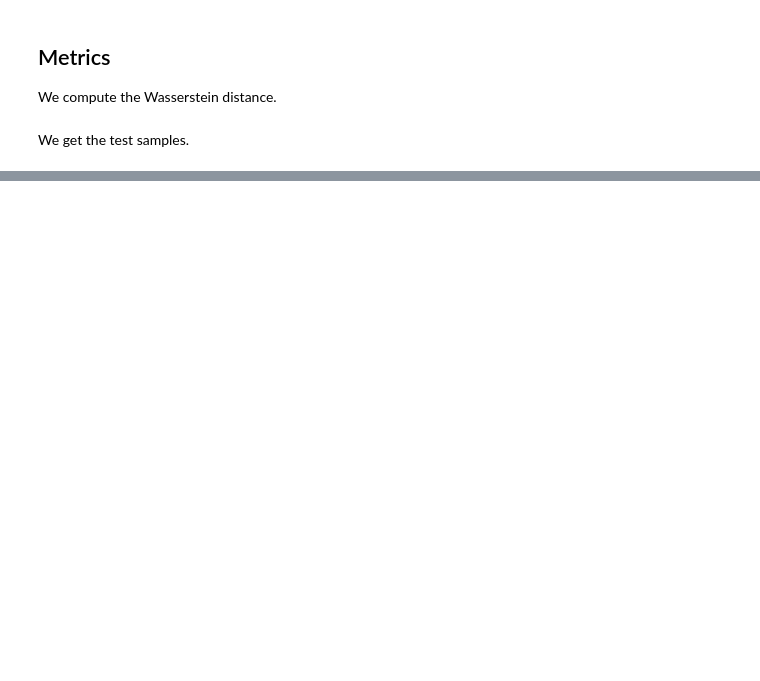
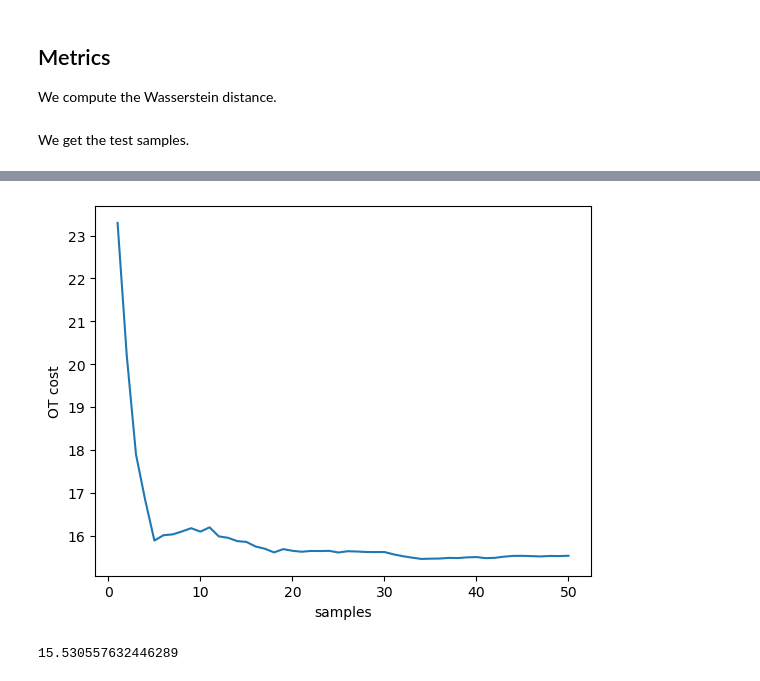
Before and after one commit to maguerrap/Inverse_Scattering, a Jupyter notebook: Notebooks/guided_diffusion_joint.ipynb, the cells around one changed output, grey strips where cells are left out. Cells and saved outputs as stored; diff of their text form; code cells hidden in the pictures; blank space fills up the shorter version.

```diff
--- a/Notebooks/guided_diffusion_joint.ipynb
+++ b/Notebooks/guided_diffusion_joint.ipynb
@@ -358,5 +368,5 @@ samples_training[:,:] = scatter_eta_re_train[:,:,:,6].reshape(NTRAIN,80*80)
 # %%
-geom_1 = pointcloud.PointCloud(samples_training, samples_test, cost_fn=costs.Euclidean())
+geom_1 = pointcloud.PointCloud(samples_training[:num_samples,:], samples_test[:num_samples,:], cost_fn=costs.Euclidean())
 # %%
 # Define a linear problem with that cost structure.
 ot_prob = linear_problem.LinearProblem(geom_1)
@@ -390,5 +400,7 @@ print(
+# %%
+reference = ot.reg_ot_cost
 # %%
-geom_2 = pointcloud.PointCloud(samples_theta, samples_test, cost_fn=costs.Euclidean())
+geom_2 = pointcloud.PointCloud(samples_theta[:num_samples,:], samples_test[:num_samples,:], cost_fn=costs.Euclidean())
 # %%
 # Define a linear problem with that cost structure.
 ot_prob = linear_problem.LinearProblem(geom_2)
@@ -421,0 +434,24 @@ print(
+# %%
+ot_test = []
+for i in range(1,num_samples+1):
+    geom = pointcloud.PointCloud(samples_theta[:i,:], samples_test[:i,:], cost_fn=costs.Euclidean())
+    # Define a linear problem with that cost structure.
+    ot_prob = linear_problem.LinearProblem(geom)
+    # Create a Sinkhorn solver
+    solver = sinkhorn.Sinkhorn()
+    # Solve OT problem
+    ot = solver(ot_prob)
+    ot_test.append(ot.reg_ot_cost)
+# %%
+plt.plot(range(1,num_samples+1), np.array(ot_test) - float(reference))
+#plt.yscale('log')
+plt.ylabel('OT cost')
+plt.xlabel('samples')
+plt.savefig('sinkhorn_smooth_sigma_0.04.png')
+#plt.show()
+# %% [output]
+[figure, added]
+# %%
+np.array(ot_test[num_samples-1]) - float(reference)
+# %% [output]
+15.530557632446289
```
Also changed, not shown: parts of 17 cells of this notebook, 1 other file.
